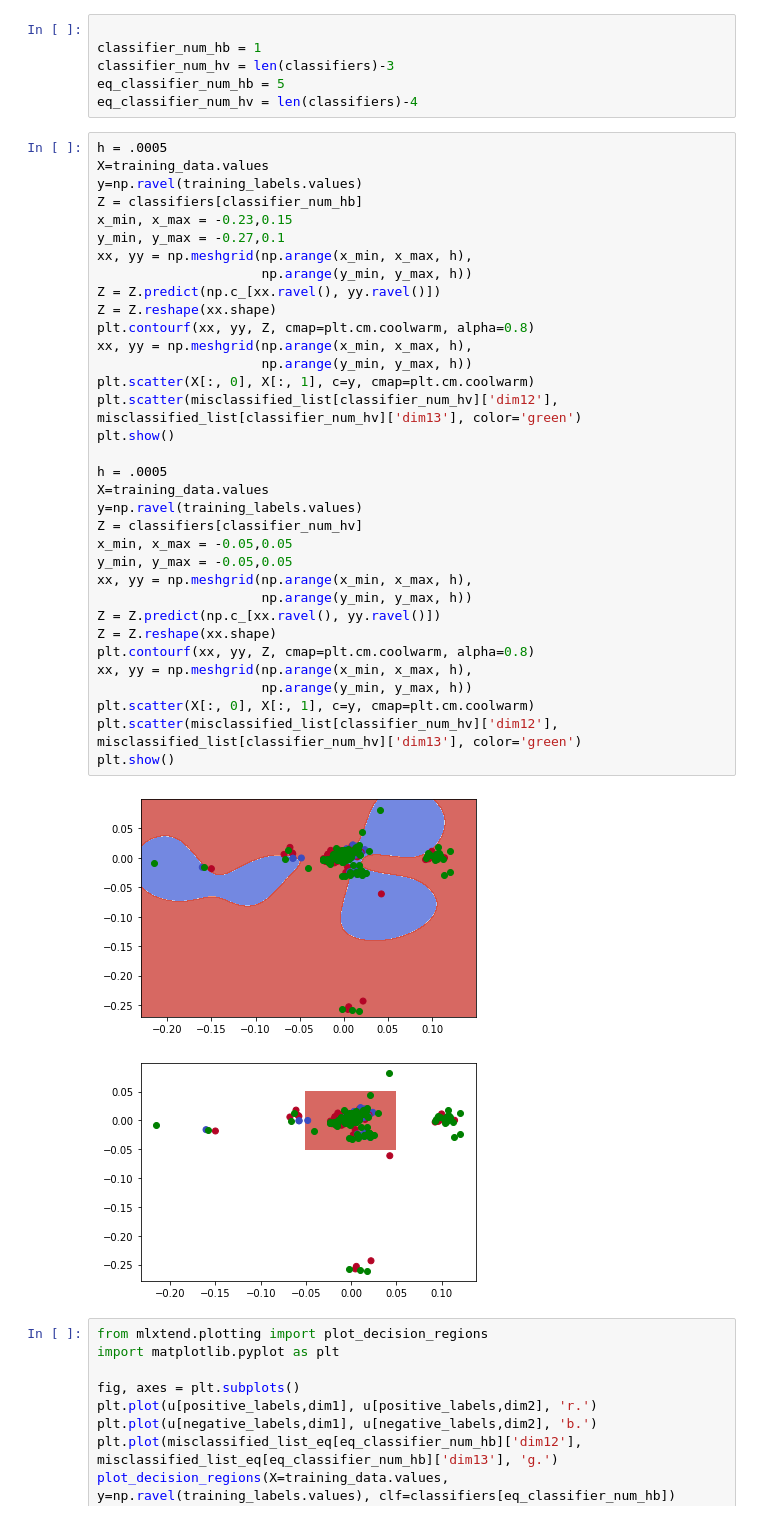
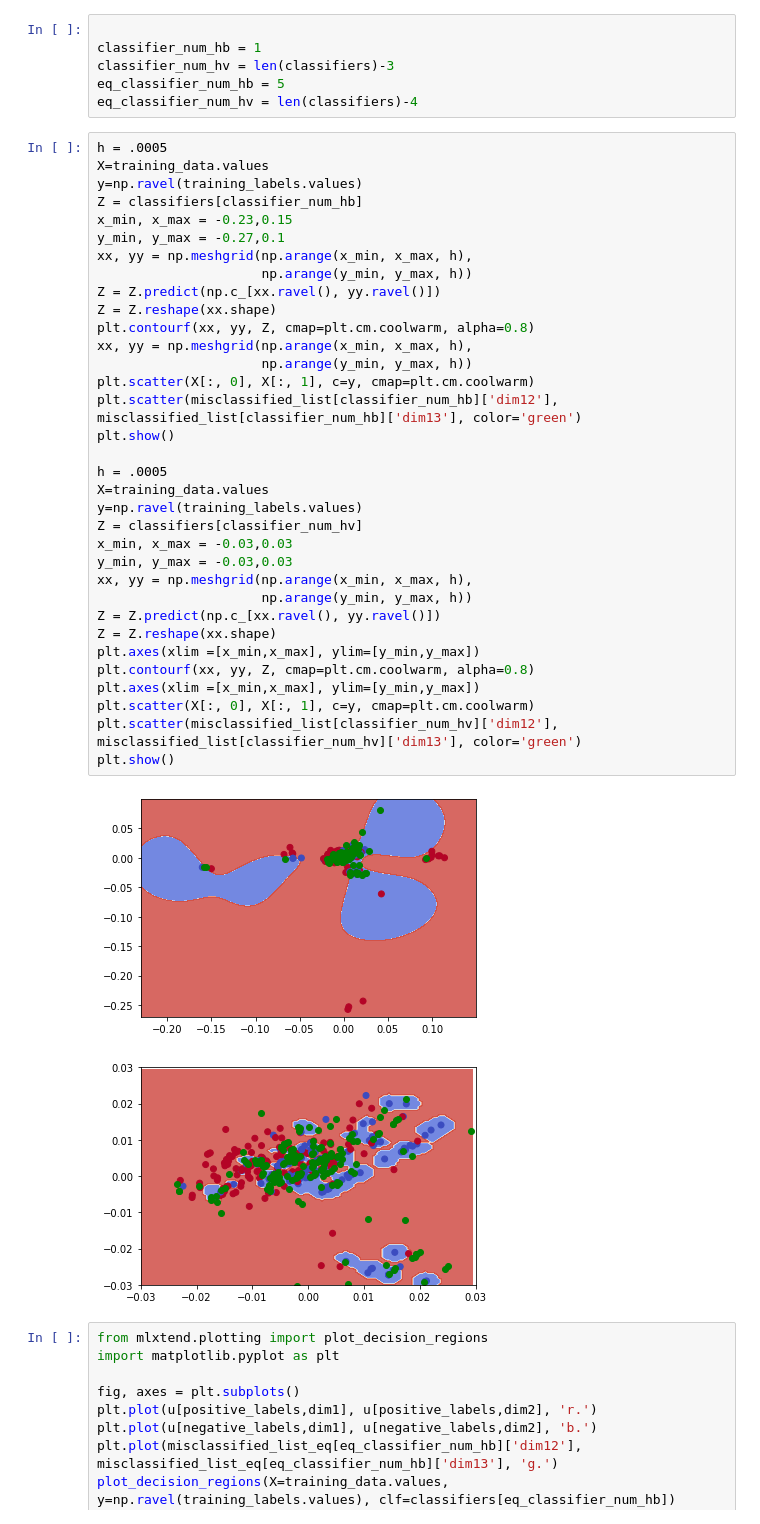
Before and after one commit to clairecoffey/project, a Jupyter notebook: claire_project.ipynb, the cells around one changed output. Drawn from its saved outputs; the diff is of its cells as text.

```diff
--- a/claire_project.ipynb
+++ b/claire_project.ipynb
@@ -803,40 +803,40 @@ eq_classifier_num_hv = len(classifiers)-4
 # %%
 h = .0005
 X=training_data.values
 y=np.ravel(training_labels.values)
 Z = classifiers[classifier_num_hb]
 x_min, x_max = -0.23,0.15
 y_min, y_max = -0.27,0.1
 xx, yy = np.meshgrid(np.arange(x_min, x_max, h),
                      np.arange(y_min, y_max, h))
 Z = Z.predict(np.c_[xx.ravel(), yy.ravel()])
 Z = Z.reshape(xx.shape)
 plt.contourf(xx, yy, Z, cmap=plt.cm.coolwarm, alpha=0.8)
 xx, yy = np.meshgrid(np.arange(x_min, x_max, h),
                      np.arange(y_min, y_max, h))
 plt.scatter(X[:, 0], X[:, 1], c=y, cmap=plt.cm.coolwarm)
-plt.scatter(misclassified_list[classifier_num_hv]['dim12'], misclassified_list[classifier_num_hv]['dim13'], color='green')
+plt.scatter(misclassified_list[classifier_num_hb]['dim12'], misclassified_list[classifier_num_hb]['dim13'], color='green')
 plt.show()
 
 h = .0005
 X=training_data.values
 y=np.ravel(training_labels.values)
 Z = classifiers[classifier_num_hv]
-x_min, x_max = -0.05,0.05
-y_min, y_max = -0.05,0.05
+x_min, x_max = -0.03,0.03
+y_min, y_max = -0.03,0.03
 xx, yy = np.meshgrid(np.arange(x_min, x_max, h),
                      np.arange(y_min, y_max, h))
 Z = Z.predict(np.c_[xx.ravel(), yy.ravel()])
 Z = Z.reshape(xx.shape)
+plt.axes(xlim =[x_min,x_max], ylim=[y_min,y_max])
 plt.contourf(xx, yy, Z, cmap=plt.cm.coolwarm, alpha=0.8)
-xx, yy = np.meshgrid(np.arange(x_min, x_max, h),
-                     np.arange(y_min, y_max, h))
+plt.axes(xlim =[x_min,x_max], ylim=[y_min,y_max])
 plt.scatter(X[:, 0], X[:, 1], c=y, cmap=plt.cm.coolwarm)
 plt.scatter(misclassified_list[classifier_num_hv]['dim12'], misclassified_list[classifier_num_hv]['dim13'], color='green')
 plt.show()
 # %% [output]
-[figure, old version]
+[figure, new version]
-[figure, old version]
+[figure, new version]
 # %%
 from mlxtend.plotting import plot_decision_regions
 import matplotlib.pyplot as plt
```
